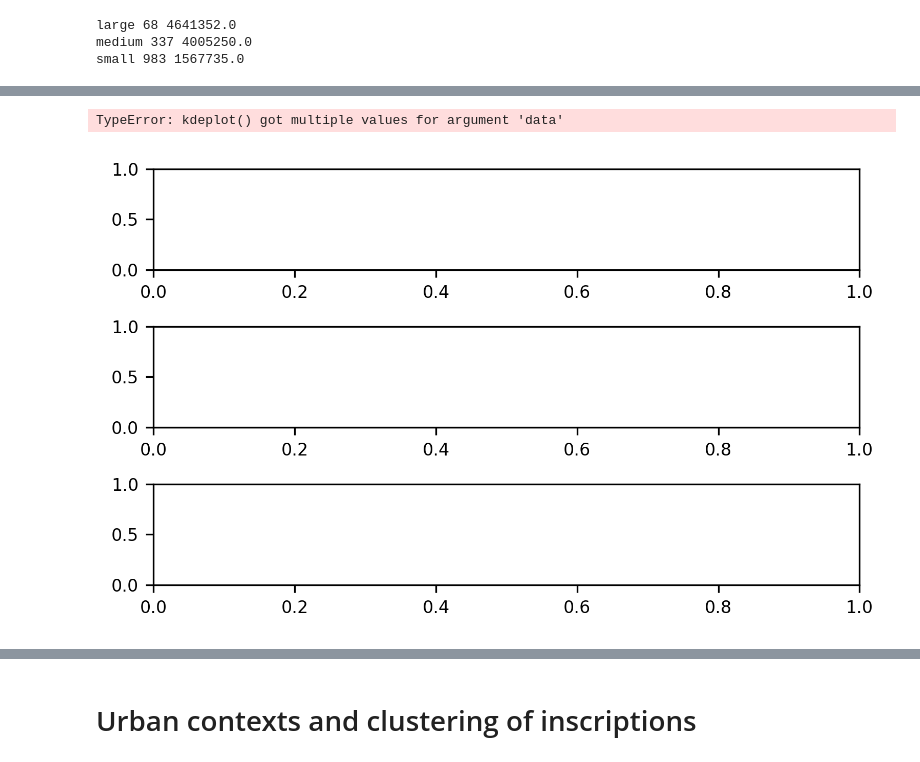
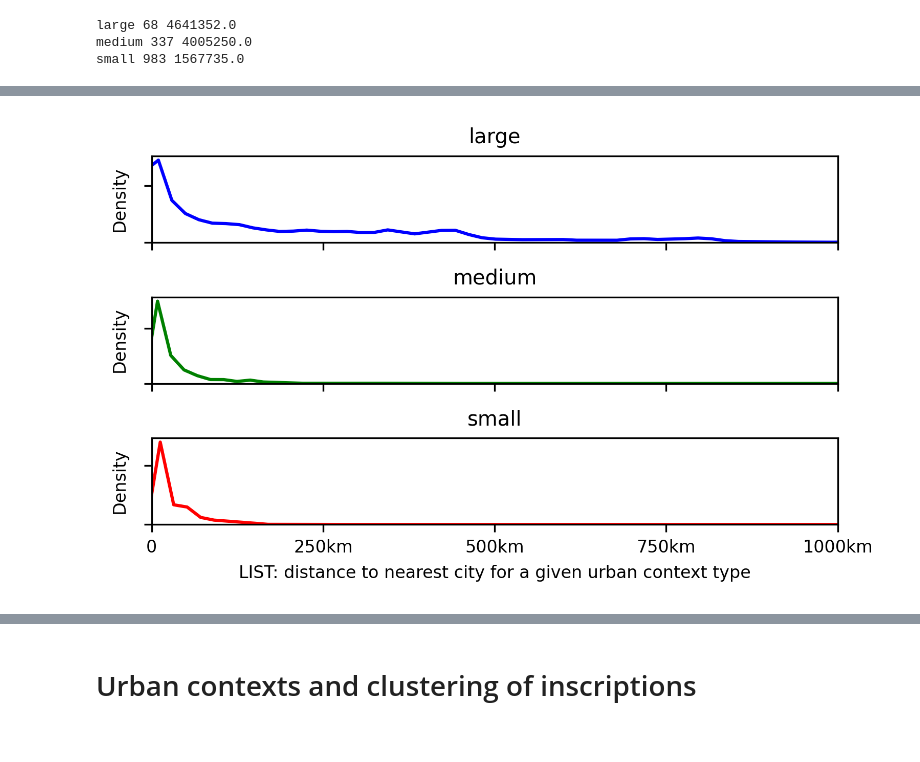
Before and after one commit to past-networks/roman_ECI, a Jupyter notebook: scripts/data-generation/3_URBAN-CONTEXTS.ipynb, the cells around one changed output, grey strips where cells are left out. Saved outputs shown, nothing was run; the diff lists cells and outputs as text; code cells hidden in the pictures.

```diff
--- a/scripts/data-generation/3_URBAN-CONTEXTS.ipynb
+++ b/scripts/data-generation/3_URBAN-CONTEXTS.ipynb
@@ -67,6 +82,6 @@ socdiv_results = gc.open_by_url("https://docs.google.com/spreadsheets/d/1kACGBS9
 ## Import the epigraphic dataset
 # %%
 # find local version of the input dataset
-local_paths = !find ~/Github -name "LIST_v1-0.parquet"
+local_paths = !find ~/Github -name "LIST_occupsorgs.parquet"
 print(local_paths)
 # %% [output]
@@ -92,7 +111,8 @@ print(LIST.columns.tolist())
 
 # Cities and population estimates of the western Roman provinces
 # %%
-roman_cities = gpd.read_file("../../data/roman_cities_pop.geojson")
+#roman_cities = gpd.read_file("../../data/roman_cities_pop.geojson")
+roman_cities = gpd.read_parquet("../../data/roman_cities_pop.parquet")
 pleiades_regions = gpd.read_file("../../data/pleiades_regions.geojson")
 pleiades_regions_west = gpd.read_file("../../data/pleiades_regions_west.geojson")
 # %%
@@ -241,3 +252,7 @@ LIST.head(5)
 | 445465 | 445466 | EDCS-13800065 | HD017714 | https://www.trismegistos.org/text... | 570049 | Italicei / quei Aegei negotiantur... | Italicei / quei Aegei negotiantur... | ... |
 | 445466 | 445467 | EDCS-03300852 | HD051000 | https://www.trismegistos.org/text... | 240855 | [Imp(eratori) Caes(ari) M(arco)] ... | Imp(eratori) / Floriano / P(io) F... | ... |
 | 445467 | 445468 | EDCS-28500283 | HD021396 | https://www.trismegistos.org/text... |  | T[i(berius)] Claudius Caesar Aug(... | T[(iberius)] Claudius Caesar Aug(... | ... |
+# %%
+# filter dataset to contain only inscriptions with geometry
+
+LISTgeo = LIST[~LIST["geometry"].is_empty]
@@ -243,0 +264,8 @@ LIST.head(5)
+# %%
+%%time
+
+# computes the nearest urban context for a given inscription (point to point)
+
+LISTgeo = ckdnearest(LISTgeo, roman_cities, "large")
+LISTgeo = ckdnearest(LISTgeo, roman_cities, "medium")
+LISTgeo = ckdnearest(LISTgeo, roman_cities, "small")
@@ -244,20 +282,21 @@ LIST.head(5)
 # %%
+# plot the distance to nearest city for a given urban context type
+
 fig, [ax1, ax2, ax3]=plt.subplots(3, 1, figsize=(5.2, 3.2), tight_layout=True)
 
 for ax, label, color in zip([ax1, ax2, ax3], ["large", "medium", "small"], ["blue", "green", "red"]):
-    sns.kdeplot(label + "_city_dist", color=color, data=LIST, ax=ax)
+    sns.kdeplot(label + "_city_dist", color=color, data=LISTgeo, ax=ax)
     ax.set_title(label)
     ax.set_xlim(0, 1000000)
     ax.set_xticks([0, 250000, 500000, 750000, 1000000])
     ax.set_xticklabels(["0", "250km", "500km", "750km", "1000km"])
     ax.set_yticklabels([])
     if label in ["large", "medium"]:
         ax.set_xticklabels([])
         ax.set_xlabel("")
     else:
-        ax.set_xlabel("distance to nearest city of given type")
+        ax.set_xlabel("LIST: distance to nearest city for a given urban context type")
 # %% [output]
-TypeError: kdeplot() got multiple values for argument 'data'
-[figure, old version]
+[figure, new version]
 # %%
 save_figure(fig, "dist_to_nearest_by_type")
```
Also changed, not shown: parts of 32 cells of this notebook, 31 other files.
